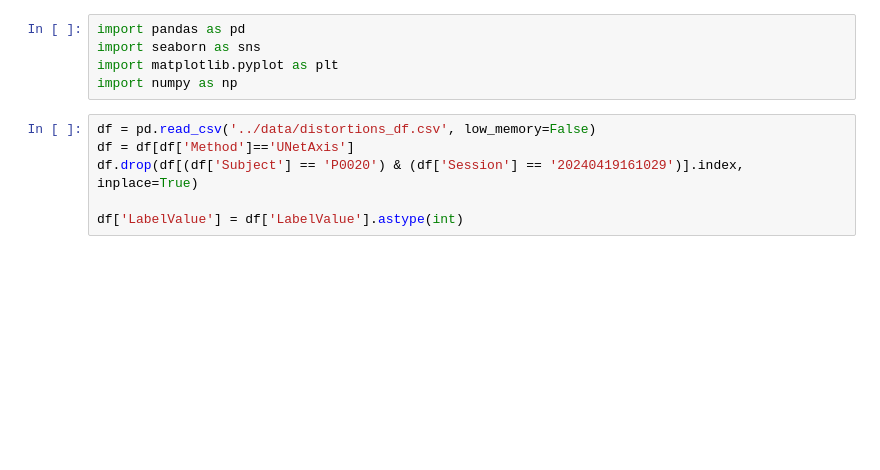
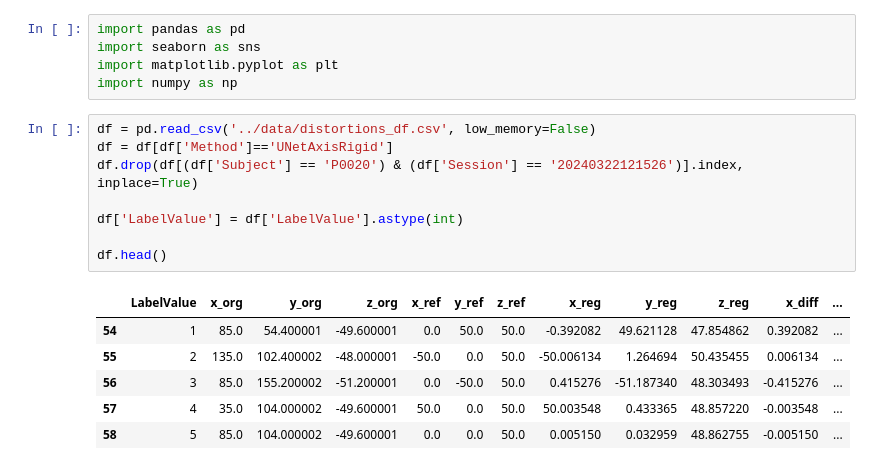
Before and after one commit to UNITY-Physics/unity_qa_paper, a Jupyter notebook: notebooks/nnUNet_reproducibility.ipynb, the cells around one changed output. Cells and saved outputs as stored; diff of their text form; blank space fills up the shorter version.

```diff
--- a/notebooks/nnUNet_reproducibility.ipynb
+++ b/notebooks/nnUNet_reproducibility.ipynb
@@ -8,7 +10,16 @@ import matplotlib.pyplot as plt
 import numpy as np
 # %%
 df = pd.read_csv('../data/distortions_df.csv', low_memory=False)
-df = df[df['Method']=='UNetAxis']
-df.drop(df[(df['Subject'] == 'P0020') & (df['Session'] == '20240419161029')].index, inplace=True)
+df = df[df['Method']=='UNetAxisRigid']
+df.drop(df[(df['Subject'] == 'P0020') & (df['Session'] == '20240322121526')].index, inplace=True)
 
 df['LabelValue'] = df['LabelValue'].astype(int)
+
+df.head()
+# %% [output]
+|  | LabelValue | x_org | y_org | z_org | x_ref | y_ref | z_ref | x_reg | y_reg | z_reg | x_diff | ... |
+| 54 | 1 | 85.0 | 54.400001 | -49.600001 | 0.0 | 50.0 | 50.0 | -0.392082 | 49.621128 | 47.854862 | 0.392082 | ... |
+| 55 | 2 | 135.0 | 102.400002 | -48.000001 | -50.0 | 0.0 | 50.0 | -50.006134 | 1.264694 | 50.435455 | 0.006134 | ... |
+| 56 | 3 | 85.0 | 155.200002 | -51.200001 | 0.0 | -50.0 | 50.0 | 0.415276 | -51.187340 | 48.303493 | -0.415276 | ... |
+| 57 | 4 | 35.0 | 104.000002 | -49.600001 | 50.0 | 0.0 | 50.0 | 50.003548 | 0.433365 | 48.857220 | -0.003548 | ... |
+| 58 | 5 | 85.0 | 104.000002 | -49.600001 | 0.0 | 0.0 | 50.0 | 0.005150 | 0.032959 | 48.862755 | -0.005150 | ... |
```
Also changed, not shown: parts of 8 cells of this notebook.
